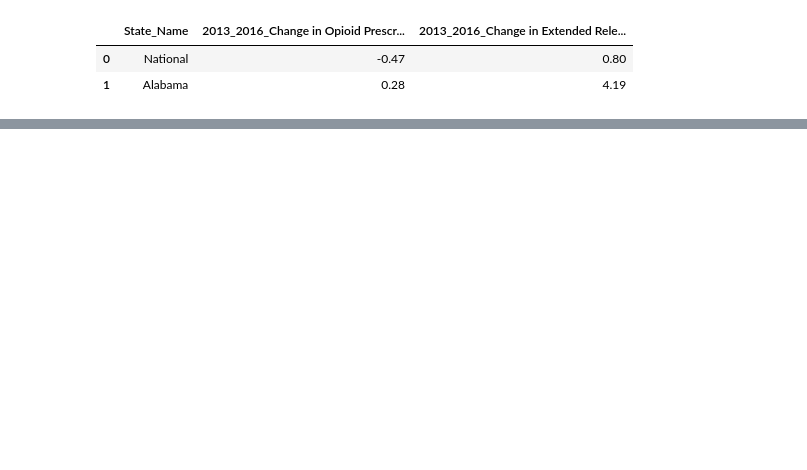
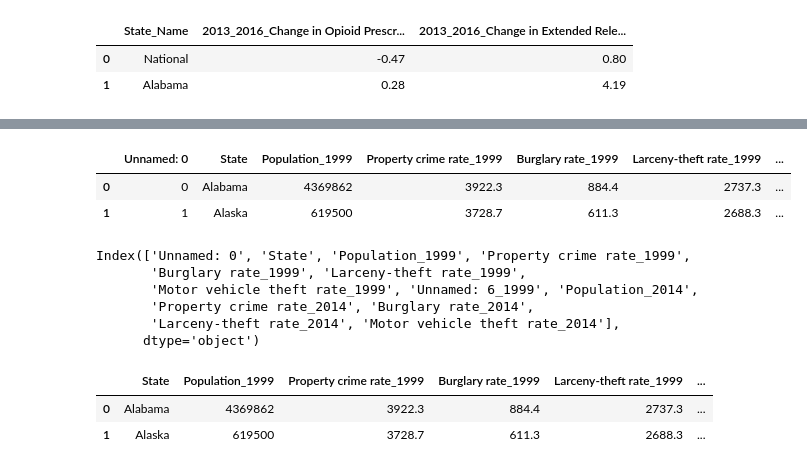
Before and after one commit to KirosG/Predicting-prescriber-induced-ovedoses, a Jupyter notebook: 1.1. Capestone Data setup_1.ipynb, the cells around one changed output, grey strips where cells are left out. Cells and saved outputs as stored; diff of their text form; code cells hidden in the pictures; blank space fills up the shorter version.

```diff
--- a/1.1. Capestone Data setup_1.ipynb
+++ b/1.1. Capestone Data setup_1.ipynb
@@ -58 +45,24 @@ df10 = pd.read_csv('./inputs/NHE2016.csv',engine='python')
+# %%
+# Prescriber related datasets disaggregated by state,county,zip and rate
+pres_info_df = pd.read_csv('https://data.cms.gov/api/views/6wg9-kwip/rows.csv?accessType=DOWNLOAD')
+Prescriber_state_df =pd.read_csv('./inputs/Prescriber_state.csv')
+Prescriber_county_df =pd.read_csv('./inputs/Prescriber_county.csv')
+Prescriber_zip_df =pd.read_csv('./inputs/Prescriber_zip.csv')
+psr_df= pd.read_csv('./inputs/prescriber_state_rate.csv')
+pcr_df = pd.read_csv('./inputs/prescriber_county_rate.csv')
+pzr_df= pd.read_csv('./inputs/prescriber_zip_rate.csv')
+# Drugs, Mental health and Deaths datasets different datasources
+KFFMentalHealthspendState_df =pd.read_csv('./inputs/KFFMentalHealthspendState.csv')
+pop_urban_df =pd.read_csv('./inputs/pop-urban-pct-historical_cleaned_up.csv')
+rawdataKFFopioiddeath_df = pd.read_csv('./inputs/rawdataKFFopioiddeath.csv', engine ="python")
+Wonder_Drug_Death_Data1_df = pd.read_csv('./inputs/Wonder_Drug_Death_Data_1.csv')
+Wonder_Drug_Death_Data2_df = pd.read_csv('./inputs/Wonder_Drug_Death_Data_2.csv')
+drugs_df = pd.read_csv('./inputs/opioids.csv')
+# crime related data both property and nonviolent
+violentcrime_df =pd.read_csv('./inputs/violentcrime19992014.csv')
+propertycrime_df=pd.read_csv('./inputs/propertycrime19992014.csv')
+tcrime_df =pd.read_csv('./inputs/TotalVncrime.csv')
+
+# National Health Expenditure from 2009-2016
+NHE2016_df = pd.read_csv('./inputs/NHE2016.csv',engine='python')
 # %% [markdown]
@@ -766,0 +245,15 @@ Name: Total National Health Expenditures, dtype: object
+# %%
+propertycrime_df.head()[:2]
+# %% [output]
+|  | Unnamed: 0 | State | Population_1999 | Property crime rate_1999 | Burglary rate_1999 | Larceny-theft rate_1999 | ... |
+| 0 | 0 | Alabama | 4369862 | 3922.3 | 884.4 | 2737.3 | ... |
+| 1 | 1 | Alaska | 619500 | 3728.7 | 611.3 | 2688.3 | ... |
+# %%
+propertycrime_df.columns
+# %% [output]
+Index(['Unnamed: 0', 'State', 'Population_1999', 'Property crime rate_1999',
+       'Burglary rate_1999', 'Larceny-theft rate_1999',
+       'Motor vehicle theft rate_1999', 'Unnamed: 6_1999', 'Population_2014',
+       'Property crime rate_2014', 'Burglary rate_2014',
+       'Larceny-theft rate_2014', 'Motor vehicle theft rate_2014'],
+      dtype='object')
@@ -766,0 +262,6 @@ Name: Total National Health Expenditures, dtype: object
+# %%
+propertycrime_df.head()[:2]
+# %% [output]
+|  | State | Population_1999 | Property crime rate_1999 | Burglary rate_1999 | Larceny-theft rate_1999 | ... |
+| 0 | Alabama | 4369862 | 3922.3 | 884.4 | 2737.3 | ... |
+| 1 | Alaska | 619500 | 3728.7 | 611.3 | 2688.3 | ... |
```
Also changed, not shown: parts of 69 cells of this notebook, 40 other files.
